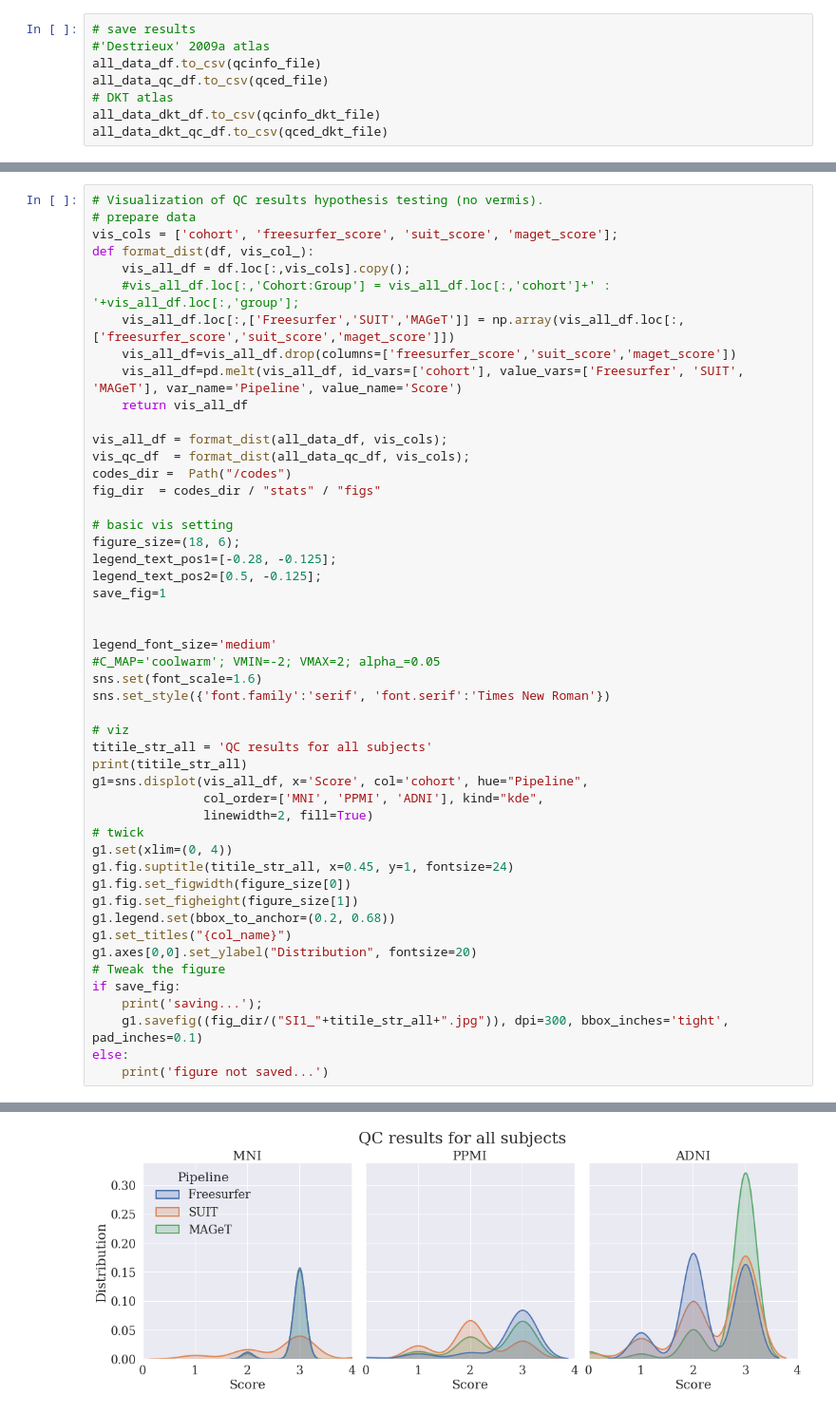
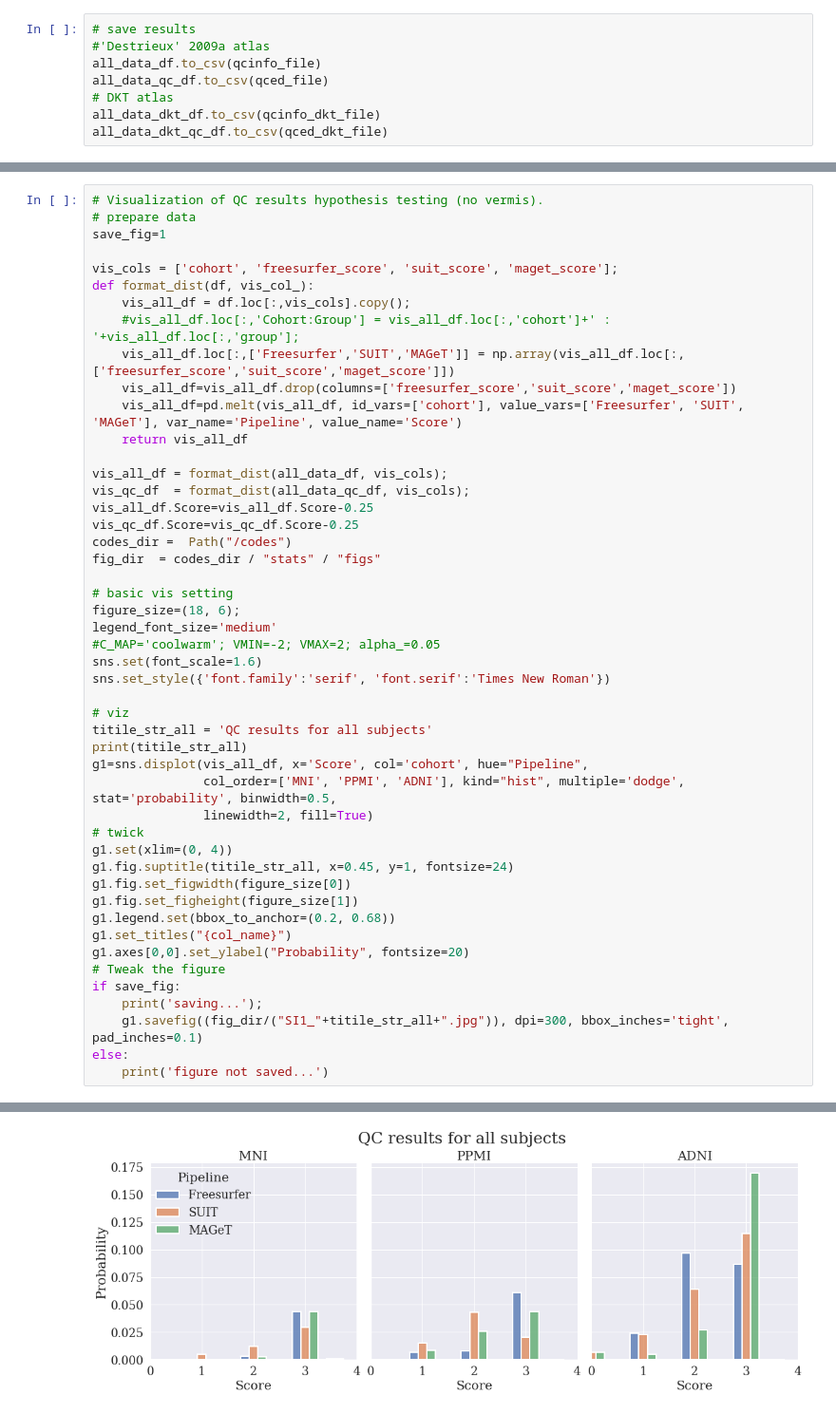
Before and after one commit to neurodatascience/ET_biomarker, a Jupyter notebook: preproc/preproc2_QC.ipynb, the cells around one changed output, grey strips where cells are left out. Shown at 95% size. Saved outputs shown, nothing was run; the diff lists cells and outputs as text.

Commit message:
Update QA results figure and cerebellar WM exploration.

```diff
--- a/preproc/preproc2_QC.ipynb
+++ b/preproc/preproc2_QC.ipynb
@@ -141,6 +143,8 @@ Visualization of QC results
 # %%
 # Visualization of QC results hypothesis testing (no vermis).
 # prepare data
+save_fig=1
+
 vis_cols = ['cohort', 'freesurfer_score', 'suit_score', 'maget_score'];
 def format_dist(df, vis_col_):
     vis_all_df = df.loc[:,vis_cols].copy();
@@ -152,45 +156,42 @@ def format_dist(df, vis_col_):
 
 vis_all_df = format_dist(all_data_df, vis_cols);
 vis_qc_df  = format_dist(all_data_qc_df, vis_cols);
+vis_all_df.Score=vis_all_df.Score-0.25
+vis_qc_df.Score=vis_qc_df.Score-0.25
 codes_dir =  Path("/codes")
 fig_dir  = codes_dir / "stats" / "figs"
 
 # basic vis setting
 figure_size=(18, 6);
-legend_text_pos1=[-0.28, -0.125];
-legend_text_pos2=[0.5, -0.125];
-save_fig=1
-
-
 legend_font_size='medium'
 #C_MAP='coolwarm'; VMIN=-2; VMAX=2; alpha_=0.05
 sns.set(font_scale=1.6)
 sns.set_style({'font.family':'serif', 'font.serif':'Times New Roman'})
 
 # viz
 titile_str_all = 'QC results for all subjects'
 print(titile_str_all)
 g1=sns.displot(vis_all_df, x='Score', col='cohort', hue="Pipeline",
-               col_order=['MNI', 'PPMI', 'ADNI'], kind="kde",
+               col_order=['MNI', 'PPMI', 'ADNI'], kind="hist", multiple='dodge', stat='probability', binwidth=0.5,
                linewidth=2, fill=True)
 # twick
 g1.set(xlim=(0, 4))
 g1.fig.suptitle(titile_str_all, x=0.45, y=1, fontsize=24)
 g1.fig.set_figwidth(figure_size[0])
 g1.fig.set_figheight(figure_size[1])
 g1.legend.set(bbox_to_anchor=(0.2, 0.68))
 g1.set_titles("{col_name}")
-g1.axes[0,0].set_ylabel("Distribution", fontsize=20)
+g1.axes[0,0].set_ylabel("Probability", fontsize=20)
 # Tweak the figure
 if save_fig:
     print('saving...');
     g1.savefig((fig_dir/("SI1_"+titile_str_all+".jpg")), dpi=300, bbox_inches='tight', pad_inches=0.1)
 else:
     print('figure not saved...')
 # %% [output]
 QC results for all subjects
 saving...
-[figure, old version]
+[figure, new version]
 # %%
 # viz
 titile_str = 'QC Results'
```
Also changed, not shown: parts of 3 cells of this notebook, 3 other files.
